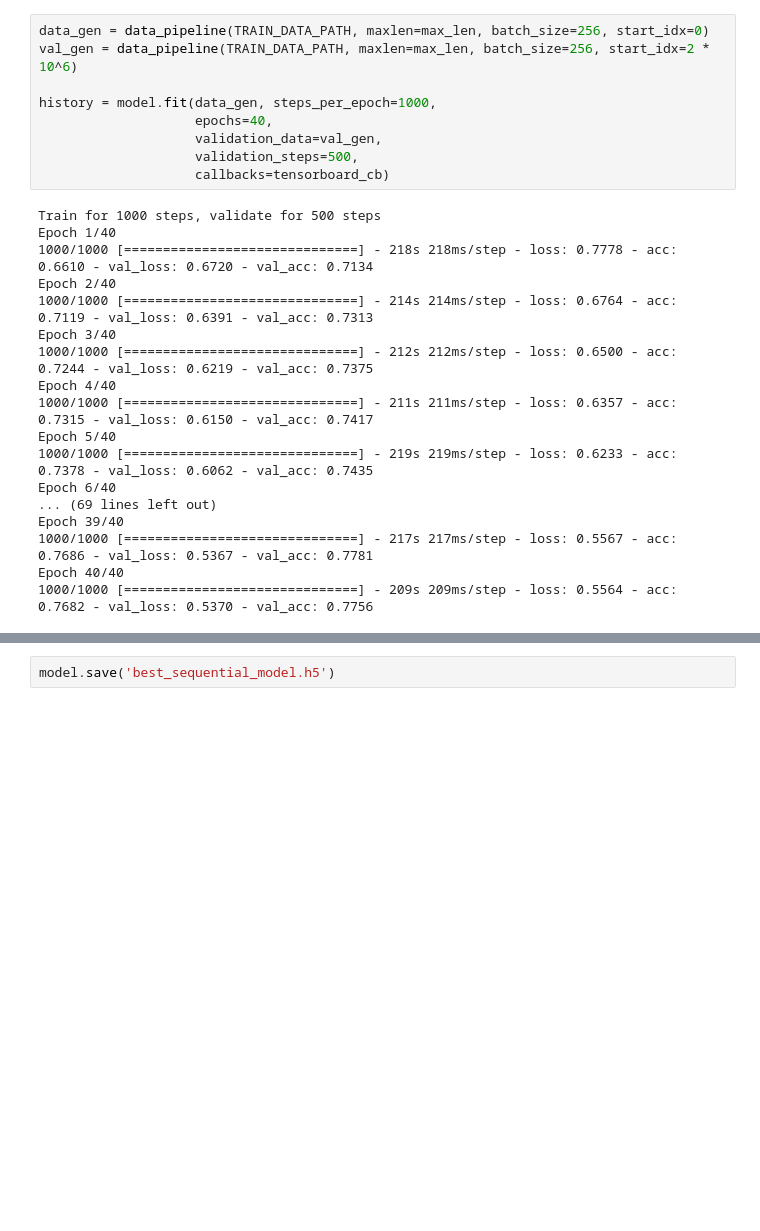
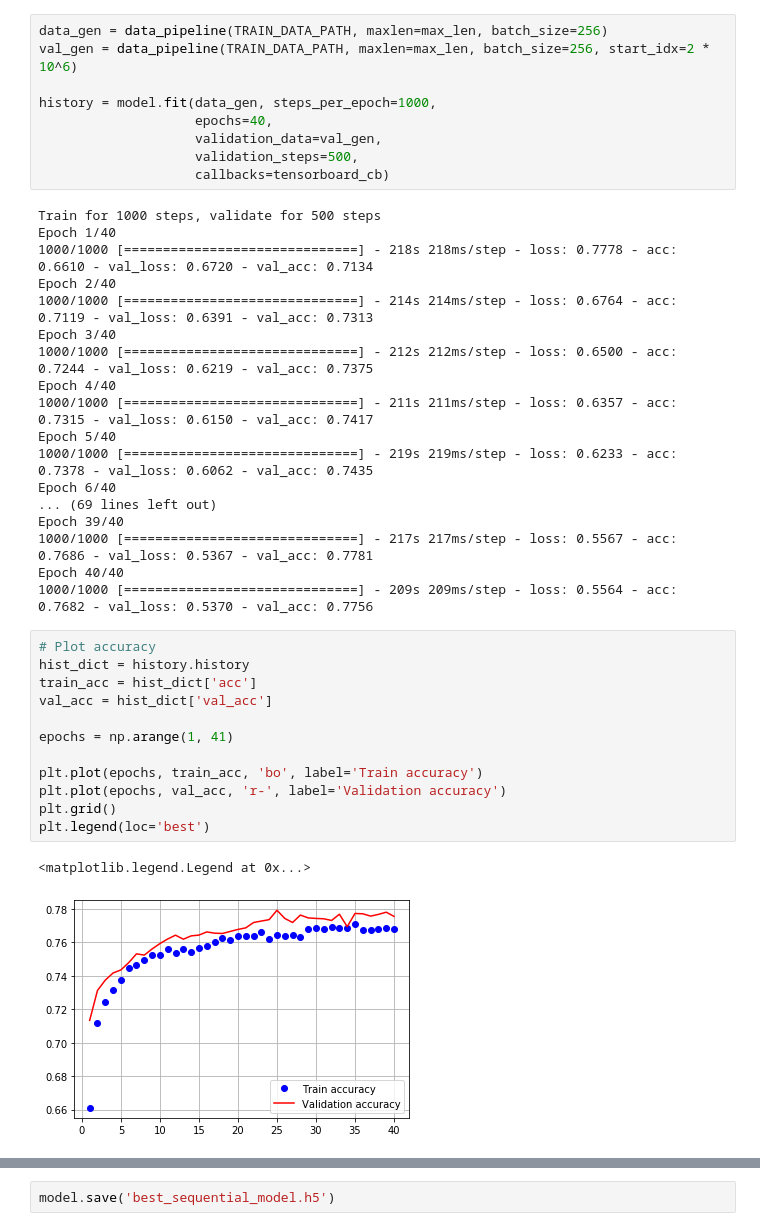
Before and after one commit to wiktorlazarski/dmarketing.ai, a Jupyter notebook: Amazon's Reviews Classifier.ipynb, the cells around one changed output, grey strips where cells are left out. Saved outputs shown, nothing was run; the diff lists cells and outputs as text; blank space fills up the shorter version.

Commit message:
Plots of train and validation accuracy and loss and model.evaluation. RNN GRU accuracy result=0.77

```diff
--- a/Amazon's Reviews Classifier.ipynb
+++ b/Amazon's Reviews Classifier.ipynb
@@ -216,7 +216,7 @@ tensorboard_cb = [
                                 embeddings_freq=1)
 ]
 # %%
-data_gen = data_pipeline(TRAIN_DATA_PATH, maxlen=max_len, batch_size=256, start_idx=0)
+data_gen = data_pipeline(TRAIN_DATA_PATH, maxlen=max_len, batch_size=256)
 val_gen = data_pipeline(TRAIN_DATA_PATH, maxlen=max_len, batch_size=256, start_idx=2 * 10^6)
 
 history = model.fit(data_gen, steps_per_epoch=1000,
@@ -242,3 +242,18 @@ Epoch 39/40
 1000/1000 [==============================] - 217s 217ms/step - loss: 0.5567 - acc: 0.7686 - val_loss: 0.5367 - val_acc: 0.7781
 Epoch 40/40
 1000/1000 [==============================] - 209s 209ms/step - loss: 0.5564 - acc: 0.7682 - val_loss: 0.5370 - val_acc: 0.7756
+# %%
+# Plot accuracy
+hist_dict = history.history
+train_acc = hist_dict['acc']
+val_acc = hist_dict['val_acc']
+
+epochs = np.arange(1, 41)
+
+plt.plot(epochs, train_acc, 'bo', label='Train accuracy')
+plt.plot(epochs, val_acc, 'r-', label='Validation accuracy')
+plt.grid()
+plt.legend(loc='best')
+# %% [output]
+<matplotlib.legend.Legend at 0x...>
+[figure, added]
```
Also changed, not shown: parts of 3 cells of this notebook.
